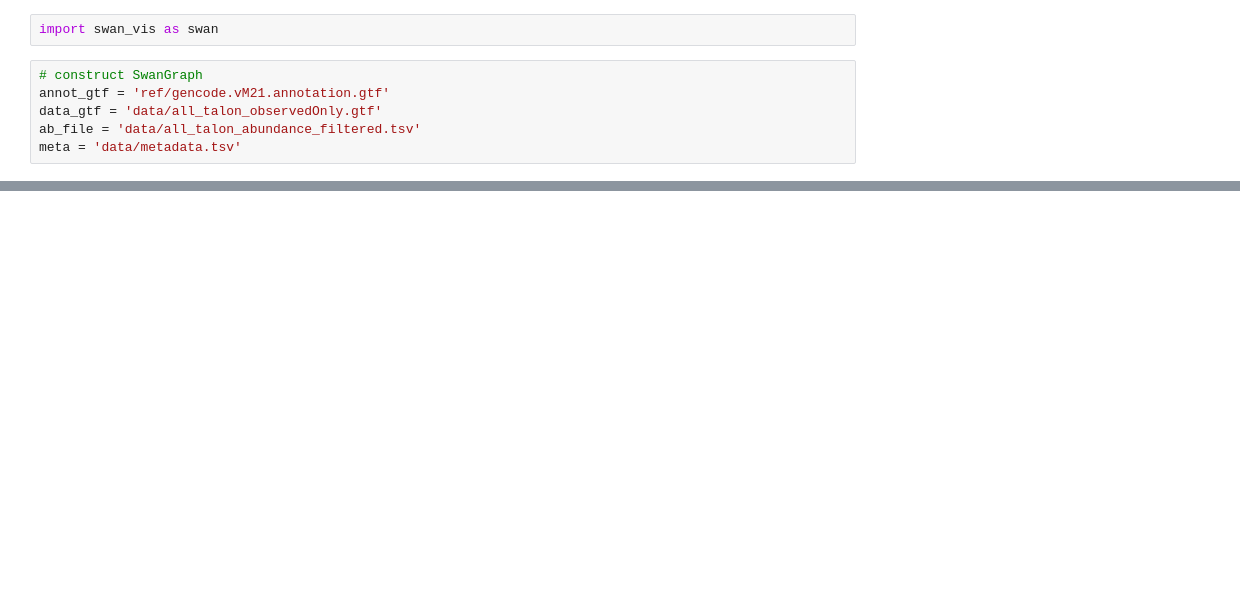
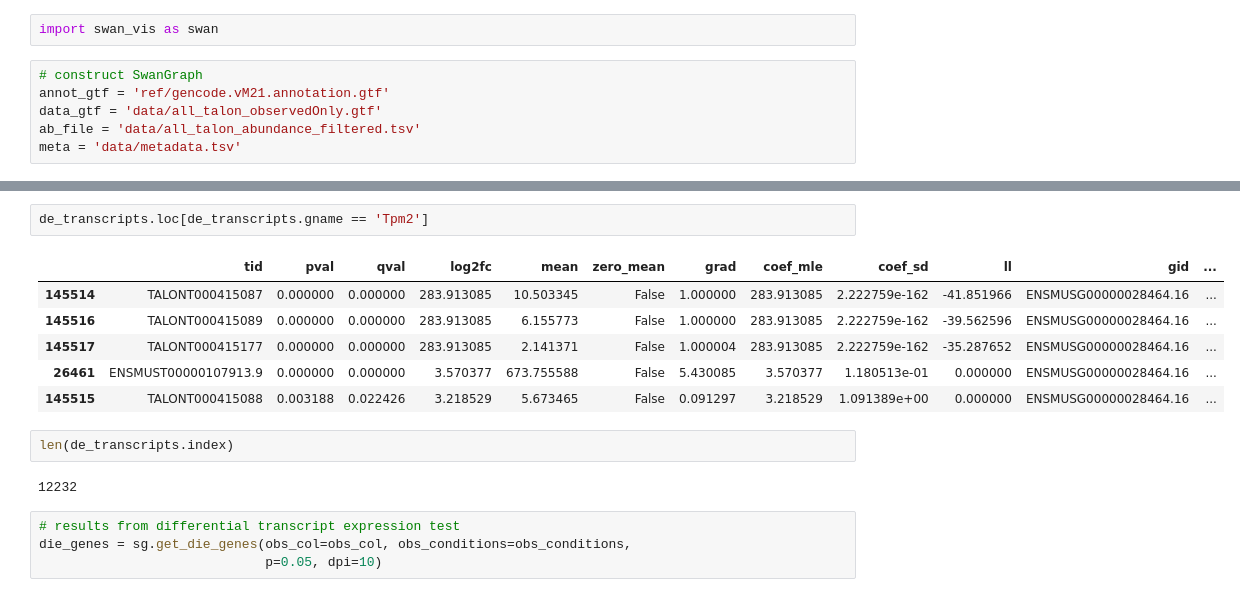
Before and after one commit to fairliereese/210830_ucd_workshop, a Jupyter notebook: swan.ipynb, the cells around one changed output, grey strips where cells are left out. Cells and saved outputs as stored; diff of their text form; blank space fills up the shorter version.

```diff
--- a/swan.ipynb
+++ b/swan.ipynb
@@ -25,0 +132,17 @@ Saving graph as swan.p
+# %%
+de_transcripts.loc[de_transcripts.gname == 'Tpm2']
+# %% [output]
+|  | tid | pval | qval | log2fc | mean | zero_mean | grad | coef_mle | coef_sd | ll | gid | ... |
+| 145514 | TALONT000415087 | 0.000000 | 0.000000 | 283.913085 | 10.503345 | False | 1.000000 | 283.913085 | 2.222759e-162 | -41.851966 | ENSMUSG00000028464.16 | ... |
+| 145516 | TALONT000415089 | 0.000000 | 0.000000 | 283.913085 | 6.155773 | False | 1.000000 | 283.913085 | 2.222759e-162 | -39.562596 | ENSMUSG00000028464.16 | ... |
+| 145517 | TALONT000415177 | 0.000000 | 0.000000 | 283.913085 | 2.141371 | False | 1.000004 | 283.913085 | 2.222759e-162 | -35.287652 | ENSMUSG00000028464.16 | ... |
+| 26461 | ENSMUST00000107913.9 | 0.000000 | 0.000000 | 3.570377 | 673.755588 | False | 5.430085 | 3.570377 | 1.180513e-01 | 0.000000 | ENSMUSG00000028464.16 | ... |
+| 145515 | TALONT000415088 | 0.003188 | 0.022426 | 3.218529 | 5.673465 | False | 0.091297 | 3.218529 | 1.091389e+00 | 0.000000 | ENSMUSG00000028464.16 | ... |
+# %%
+len(de_transcripts.index)
+# %% [output]
+12232
+# %%
+# results from differential transcript expression test
+die_genes = sg.get_die_genes(obs_col=obs_col, obs_conditions=obs_conditions,
+                             p=0.05, dpi=10)
```
Also changed, not shown: parts of 39 cells of this notebook.
